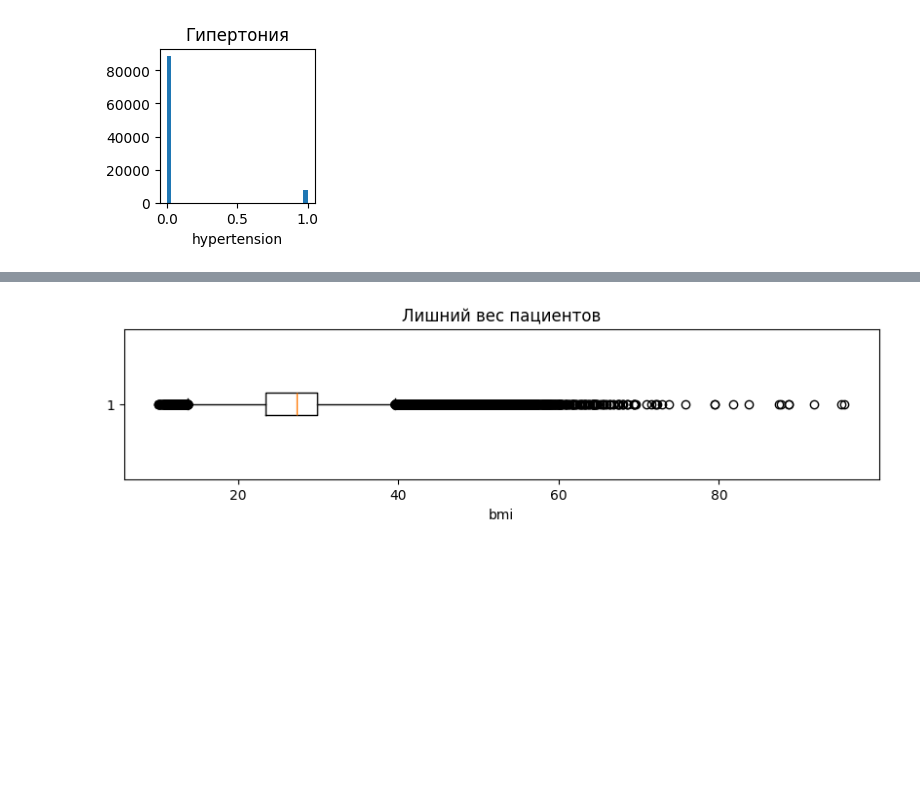
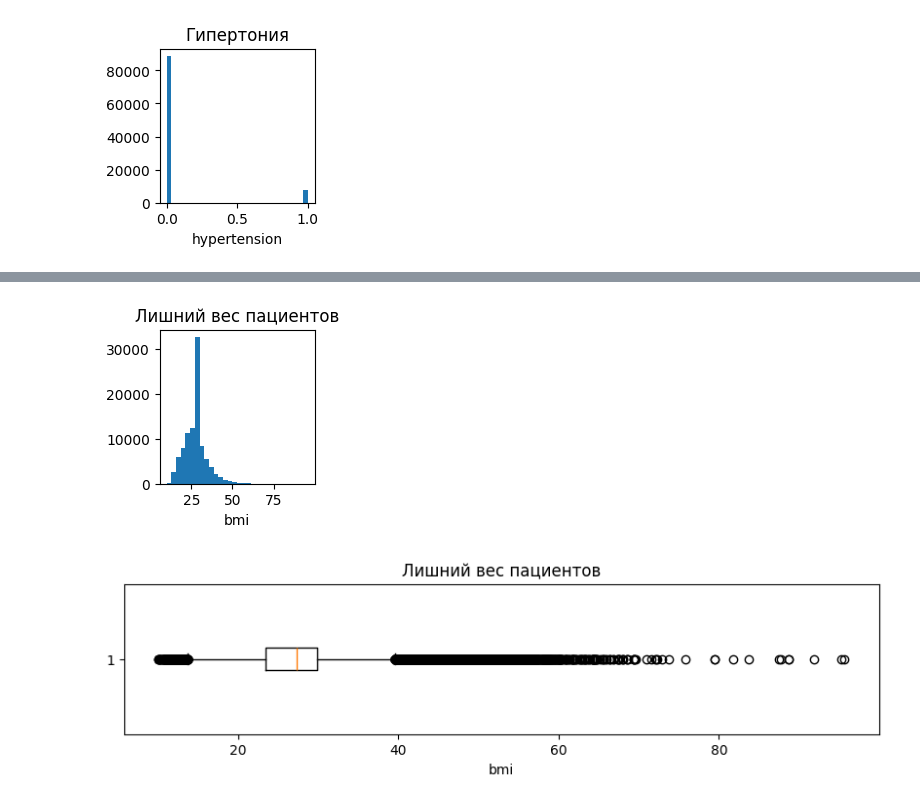
Before and after one commit to korsh624/DS, a Jupyter notebook: 1.7/HW_1_5_PRO_for_stud.ipynb, the cells around one changed output, grey strips where cells are left out. Drawn from its saved outputs; the diff is of its cells as text; code cells hidden in the pictures; blank space fills up the shorter version.

```diff
--- a/1.7/HW_1_5_PRO_for_stud.ipynb
+++ b/1.7/HW_1_5_PRO_for_stud.ipynb
@@ -180,3 +197,11 @@ plt.show()
+# %%
+plt.figure(figsize=(2,2))
+plt.title('Лишний вес пациентов')
+plt.hist(df.bmi, bins=30)
+plt.xlabel('bmi')
+plt.show()
+# %% [output]
+[figure, added]
 # %%
 plt.figure(figsize=(10,2))
 plt.title('Лишний вес пациентов')
```
Also changed, not shown: parts of 15 cells of this notebook.
